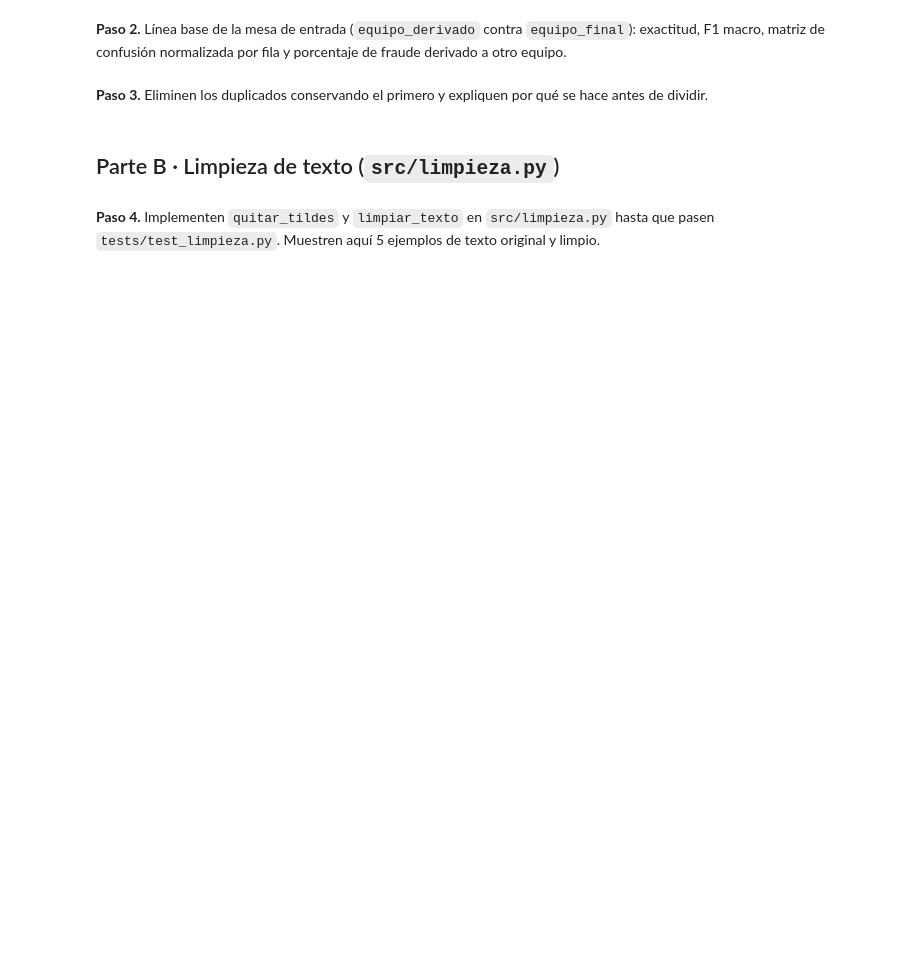
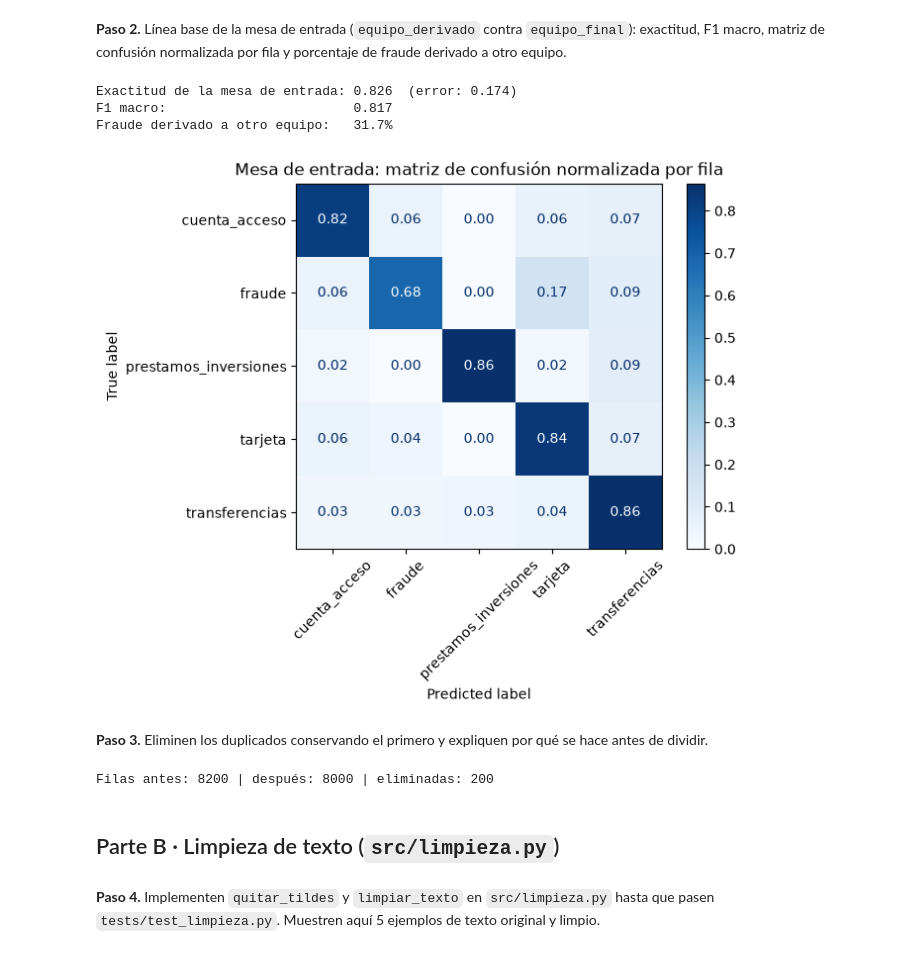
Before and after one commit to TomyGamG/Cauce_una_billetera_virtual_-Naive_Bayes-, a Jupyter notebook: caso1_cauce.ipynb, the cells around one changed output. Cells and saved outputs as stored; diff of their text form; code cells hidden in the pictures; blank space fills up the shorter version.

```diff
--- a/caso1_cauce.ipynb
+++ b/caso1_cauce.ipynb
@@ -92,10 +98,36 @@ plt.show()
 **Paso 2.** Línea base de la mesa de entrada (`equipo_derivado` contra `equipo_final`): exactitud, F1 macro, matriz de confusión normalizada por fila y porcentaje de fraude derivado a otro equipo.
 # %%
 # Tu código aquí
+from sklearn.metrics import accuracy_score, f1_score, confusion_matrix, ConfusionMatrixDisplay
+
+EQUIPOS = sorted(df["equipo_final"].unique())
+
+acc_mesa = accuracy_score(df["equipo_final"], df["equipo_derivado"])
+f1_mesa = f1_score(df["equipo_final"], df["equipo_derivado"], average="macro")
+es_fraude = df["equipo_final"] == "fraude"
+fraude_a_otro = (df.loc[es_fraude, "equipo_derivado"] != "fraude").mean()
+
+print(f"Exactitud de la mesa de entrada: {acc_mesa:.3f}  (error: {1 - acc_mesa:.3f})")
+print(f"F1 macro:                        {f1_mesa:.3f}")
+print(f"Fraude derivado a otro equipo:   {fraude_a_otro:.1%}")
+
+cm = confusion_matrix(df["equipo_final"], df["equipo_derivado"], labels=EQUIPOS, normalize="true")
+ConfusionMatrixDisplay(cm, display_labels=EQUIPOS).plot(cmap="Blues", values_format=".2f", xticks_rotation=45)
+plt.title("Mesa de entrada: matriz de confusión normalizada por fila"); plt.show()
+# %% [output]
+Exactitud de la mesa de entrada: 0.826  (error: 0.174)
+F1 macro:                        0.817
+Fraude derivado a otro equipo:   31.7%
+[figure, added]
 # %% [markdown]
 **Paso 3.** Eliminen los duplicados conservando el primero y expliquen por qué se hace antes de dividir.
 # %%
 # Tu código aquí
+n_antes = len(df)
+df = df.drop_duplicates(subset=["id_cliente", "texto"], keep="first").reset_index(drop=True)
+print(f"Filas antes: {n_antes} | después: {len(df)} | eliminadas: {n_antes - len(df)}")
+# %% [output]
+Filas antes: 8200 | después: 8000 | eliminadas: 200
 # %% [markdown]
 ## Parte B · Limpieza de texto (`src/limpieza.py`)
 # %% [markdown]
```
Also changed, not shown: parts of 15 cells of this notebook, 3 other files.
